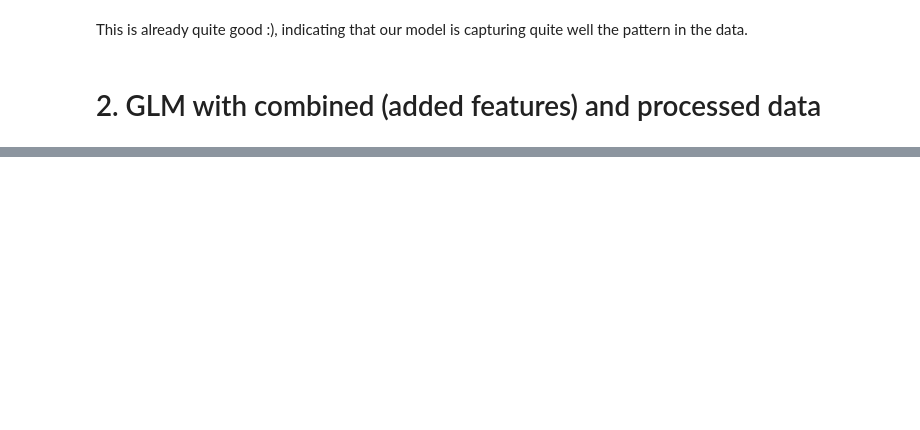
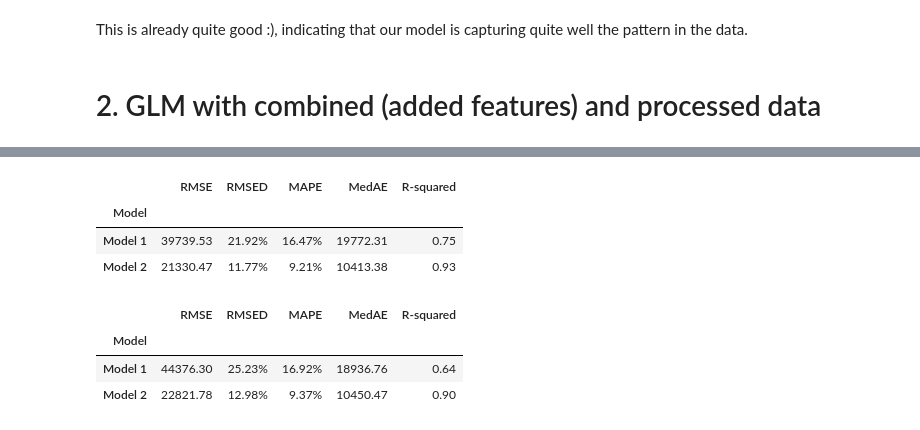
Before and after one commit to congminh-nguyen/ames_project, a Jupyter notebook: notebooks/model.ipynb, the cells around one changed output, grey strips where cells are left out. Cells and saved outputs as stored; diff of their text form; code cells hidden in the pictures; blank space fills up the shorter version.

```diff
--- a/notebooks/model.ipynb
+++ b/notebooks/model.ipynb
@@ -963,5 +148,0 @@ Model Evaluation Metrics
-# %%
-# Fit the Generalized Linear Regressor
-GLM_2nd_model = GeneralizedLinearRegressor(family='gamma', link='log', l1_ratio=0.5, fit_intercept=True)
-GLM_2nd_model.fit(X_train_processed, y_train)
-reevaluate_models([GLM_2nd_model], X_train_processed, y_train)
@@ -1015,0 +149,33 @@ Name: interaction_gr_liv_area_overall_qu, Length: 2446, dtype: object
+# %%
+# Preprocessing pipeline for numerical features
+numerical_pipeline = Pipeline(steps=[
+    ('winsorized_scaler', WinsorizedRobustScaler(range_min=10, range_max=99))
+])
+
+# Preprocessing pipeline for ordinal features
+ordinal_pipeline = Pipeline(steps=[
+    ('ordinal_merger', OrdinalMerger(min_obs=10))
+])
+
+# Preprocessing pipeline for nominal features
+nominal_pipeline = Pipeline(steps=[
+    ('nominal_grouper', NominalGrouper(min_obs=10)),
+    ('onehot', OneHotEncoder(sparse_output=False, drop='first', handle_unknown='ignore'))
+])
+
+# Combine preprocessing pipelines
+preprocessor = ColumnTransformer(transformers=[
+    ('num', numerical_pipeline, glm_numerical_features),
+    ('ord', ordinal_pipeline, glm_ordinal_features),
+    ('nom', nominal_pipeline, glm_nominal_features)
+])
+
+# Full pipeline
+glm_1_pipeline = Pipeline(steps=[
+    ('imputer', LotFrontageGroupMedianImputer(group_cols=['neighborhood', 'lot_config'], target_col='lot_frontage')),
+    ('feature_add_drop', Add_Drop_Attributes(proximity_data=proximity_data)),
+    ('preprocessor', preprocessor),
+    ('glm', GeneralizedLinearRegressor(family='gamma', link='log', l1_ratio=1, fit_intercept=True))  # GeneralizedLinearRegressor equivalent for gamma family
+])
+
+glm_1_pipeline
@@ -1015,0 +200,16 @@ Name: interaction_gr_liv_area_overall_qu, Length: 2446, dtype: object
+# %%
+# Fit and evaluate
+glm_1_pipeline.fit(X_train, y_train)
+reevaluate_models([baseline_GLM_model_pipeline, glm_1_pipeline], X_train, y_train)
+# %% [output]
+|  | RMSE | RMSED | MAPE | MedAE | R-squared |
+| Model |  |  |  |  |  |
+| Model 1 | 39739.53 | 21.92% | 16.47% | 19772.31 | 0.75 |
+| Model 2 | 21330.47 | 11.77% | 9.21% | 10413.38 | 0.93 |
+# %%
+reevaluate_models([baseline_GLM_model_pipeline,  glm_1_pipeline], X_test, y_test)
+# %% [output]
+|  | RMSE | RMSED | MAPE | MedAE | R-squared |
+| Model |  |  |  |  |  |
+| Model 1 | 44376.30 | 25.23% | 16.92% | 18936.76 | 0.64 |
+| Model 2 | 22821.78 | 12.98% | 9.37% | 10450.47 | 0.90 |
```
Also changed, not shown: parts of 29 cells of this notebook, 7 other files.
